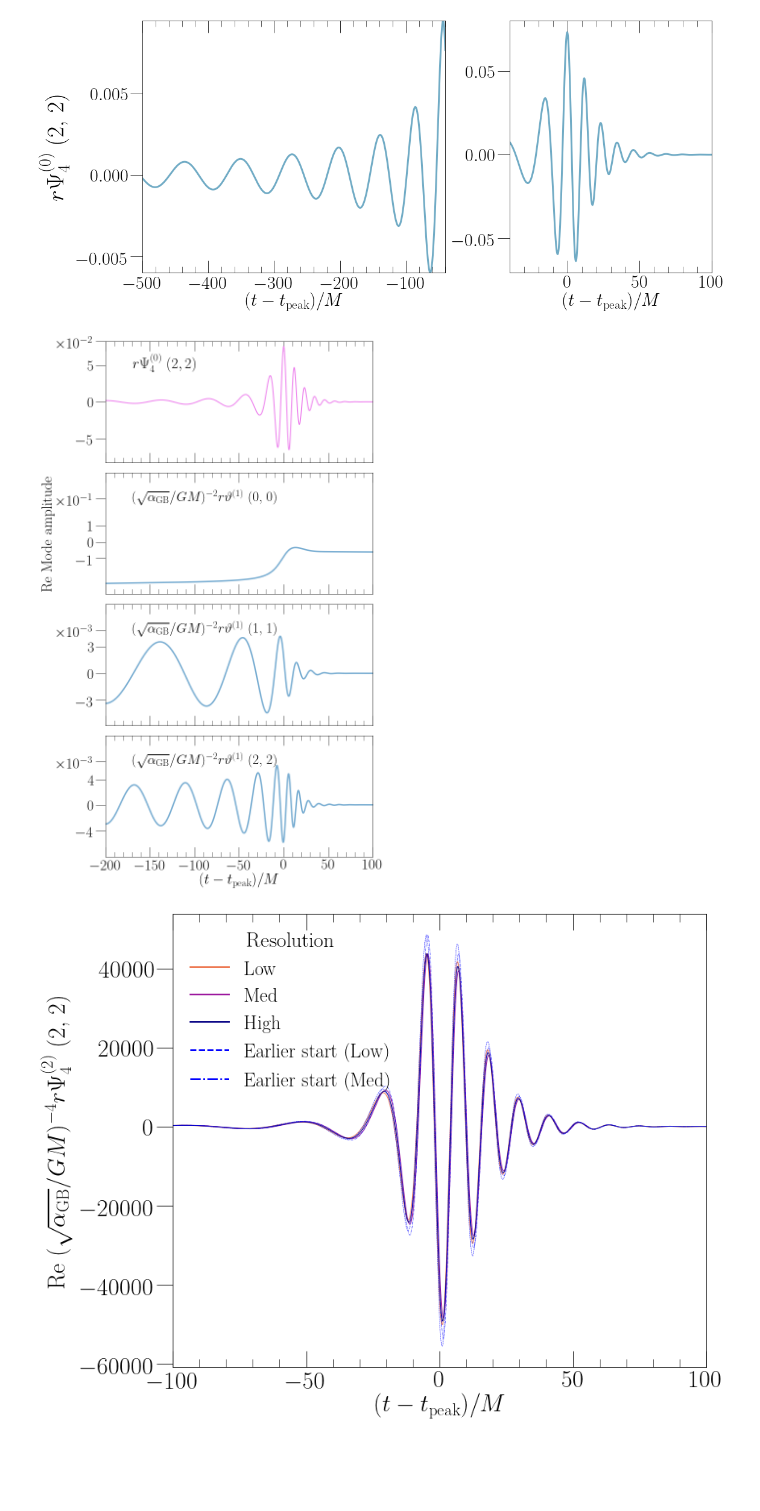
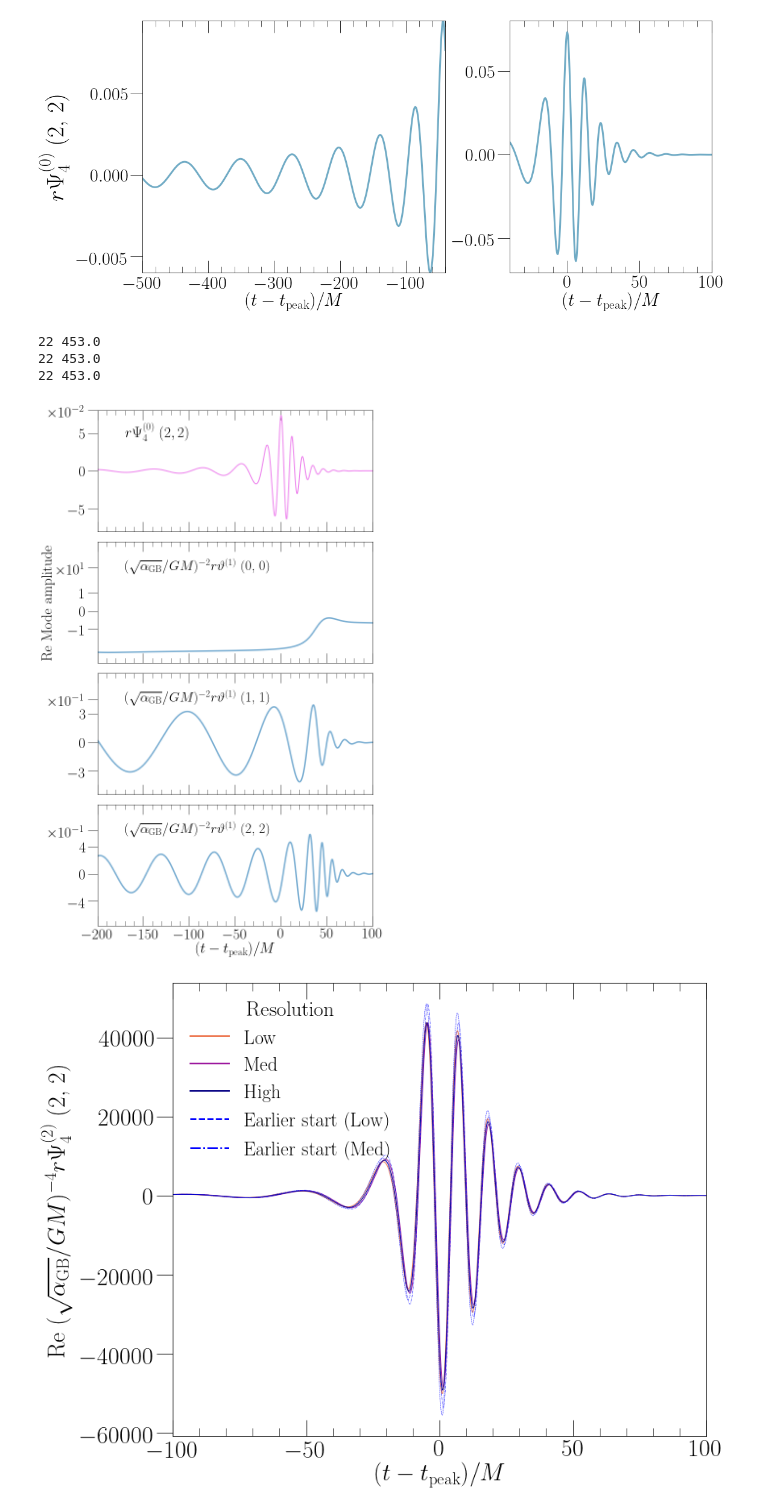
Before and after one commit to mariaokounkova/EDGB, a Jupyter notebook: GW150914/EDGB_GW.ipynb, the cells around one changed output. Drawn from its saved outputs; the diff is of its cells as text; code cells hidden in the pictures; blank space fills up the shorter version.

Commit message:
EDGB_GW: Scalar field multiplied by radius
The scalar field output from SpEC needs to be
multiplied by the radius if we're going to
present r*vartheta. Note that looking at different
extraction radii has different magnitudes of the field
precisely because spec doesn't multpiply in the radius.

Added radius multiplication to GetKGMode.

```diff
--- a/GW150914/EDGB_GW.ipynb
+++ b/GW150914/EDGB_GW.ipynb
@@ -171,8 +171,9 @@ def GetKGMode(p, mode, radius=0):
     dataset = f['KGPsi.dat']
     data = getVarMode(dataset, 'KGPsi', l, m)
     ## multiply the mode by the radius
-    #rad = GetWaveformRadius(radius)
-    #data = data * rad
+    rad = GetWaveformRadius(radius)
+    print(radius, rad)
+    data = data * rad
     time = dataset[:,0]
     return time, KGFactor(data)
 
@@ -306,7 +307,7 @@ def PlotScalarField():
     inspiral_start = 2100
     cut_start = -200
     cut_end = 100
-    radius = 0
+    radius = 22
 
     fig, axarr = plt.subplots(4, figsize=(10,16), sharex=True)
     figname = 'ScalarFields'
@@ -350,91 +351,37 @@ def PlotScalarField():
         #print ylim
         power = np.ceil(np.log10(ylim)) - 1
         val = int(2.0/3.0 * ylim/10**power)
         #print val
         tick = val * 10**power
         #print tick
         ax.set_yticks([-tick, 0, tick, ylim])
         ax.set_yticklabels([r'$-%d$' % (val), r'$0$', r'$%d$' % (val), r'$\times 10^{%d}$' % (power)])
         ax.tick_params(axis='x', labelsize=30, length = 20)
         if (ax != axarr[0]):
             ax.tick_params(axis='x', top='on')
         ax.tick_params(axis='y', labelsize=30, length = 20)
         ax.locator_params(tight=True, nbins=10, axis='x')
         ax.yaxis.offsetText.set_fontsize(30)
         ax.xaxis.offsetText.set_fontsize(30)
         labels = ax.get_yticklabels()
         plt.setp(labels, rotation=0, fontsize=30)
         labels = ax.get_xticklabels()
         plt.setp(labels, rotation=0, fontsize=30)
 
     axarr[1].set_ylabel('Re Mode amplitude', fontsize=30)
     plt.xlabel('$(t - t_\mathrm{peak})/M$', fontsize=30)
     plt.xlim(cut_start, cut_end)
     plt.subplots_adjust(wspace=0.2, hspace=0.0)
     plt.tight_layout()
     plt.savefig(figname + '.pdf')
     plt.show()
 
-def MakeNonRadiativeFieldPlot(start, radius=0):
-
-    GetMode = GetKGMode
-    mode = (0,0)
-    figname = 'KGPsi_' + str(mode[0]) + str(mode[1])
-
-    fig, ax = plt.subplots(1, figsize=(8, 5))
-
-    time, data = GetKGMode(ev_dir(start), mode=mode)
-    time  = SubtractPeakTimeMode(time, data)
-    time, data = CutTimes(time, data, -500, 200)
-
-    ax.plot(time, np.real(data), color = ColorsDict[GetMode], lw=2.0, ls='-')
-
-    ax.set_ylabel(LabelsDict[GetMode] + str(mode), fontsize=26)
-    ax.set_xlabel('$(t - t_\mathrm{peak})/M$', fontsize=26)
-    plt.tight_layout()
-    plt.savefig(figname + '.pdf')
-    plt.show()
-
-def ScalarFieldPlot(inspiral_start, mode):
-
-    figname = 'KGPsi_' + str(mode[0]) + str(mode[1])
-
-    fig, axarr = plt.subplots(4, figsize=(10,16), sharex=True)
-
-
-    #f = plt.figure(figsize=(16,7))
-    gs = gridspec.GridSpec(1, 2,width_ratios=[1.5,1])
-    ax1 = plt.subplot(gs[0])
-    ax2 = plt.subplot(gs[1])
-
-    start = -500
-    mid = -40
-    end = 100
-
-    time, data = GetKGMode(ev_dir(inspiral_start), mode=mode)
-    time  = SubtractPeakTimeMode(time, data)
-
-    time1, data1 = CutTimes(time, data, start, mid)
-    time2, data2 = CutTimes(time, data, mid, end)
-
-    ax1.plot(time1, np.real(data1), color = ColorsDict[GetKGMode], label='Re',lw=3.0)
-    ax2.plot(time2, np.real(data2), color = ColorsDict[GetKGMode], label='Re',lw=3.0)
-
-    ax1.set_xlim(start, mid)
-    ax2.set_xlim(mid, end)
-    ax1.set_ylabel(LabelsDict[GetKGMode] + str(mode), fontsize=40)
-    ax1.set_xlabel('$(t - t_\mathrm{peak})/M$', fontsize=40)
-    ax2.set_xlabel('$(t - t_\mathrm{peak})/M$', fontsize=40)
-    plt.tight_layout()
-    plt.savefig(figname + '.pdf')
-    plt.show()
-
-#MakeNonRadiativeFieldPlot(2100)
-#ScalarFieldPlot(2100, (2,2))
-#ScalarFieldPlot(2100, (1,1))
 PlotScalarField()
 # %% [output]
+22 453.0
+22 453.0
+22 453.0
-[figure, old version]
+[figure, new version]
 # %%
 ## Secular growth plots
 def SecularRegimePlot(amplitude=False):
```
